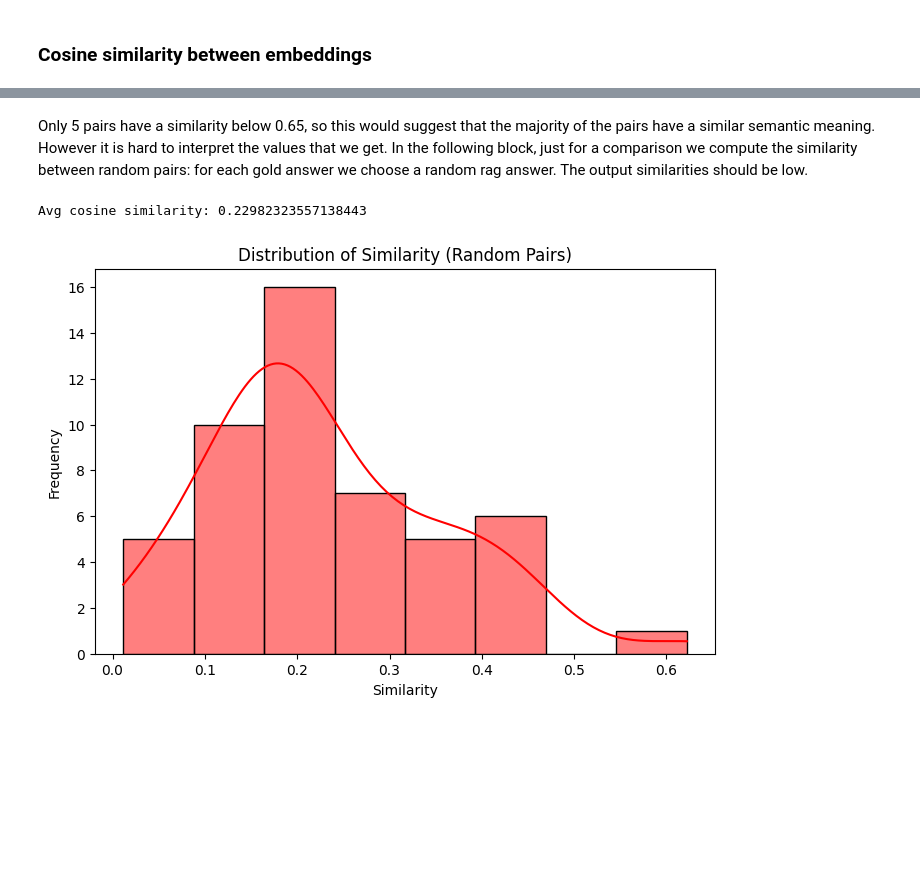
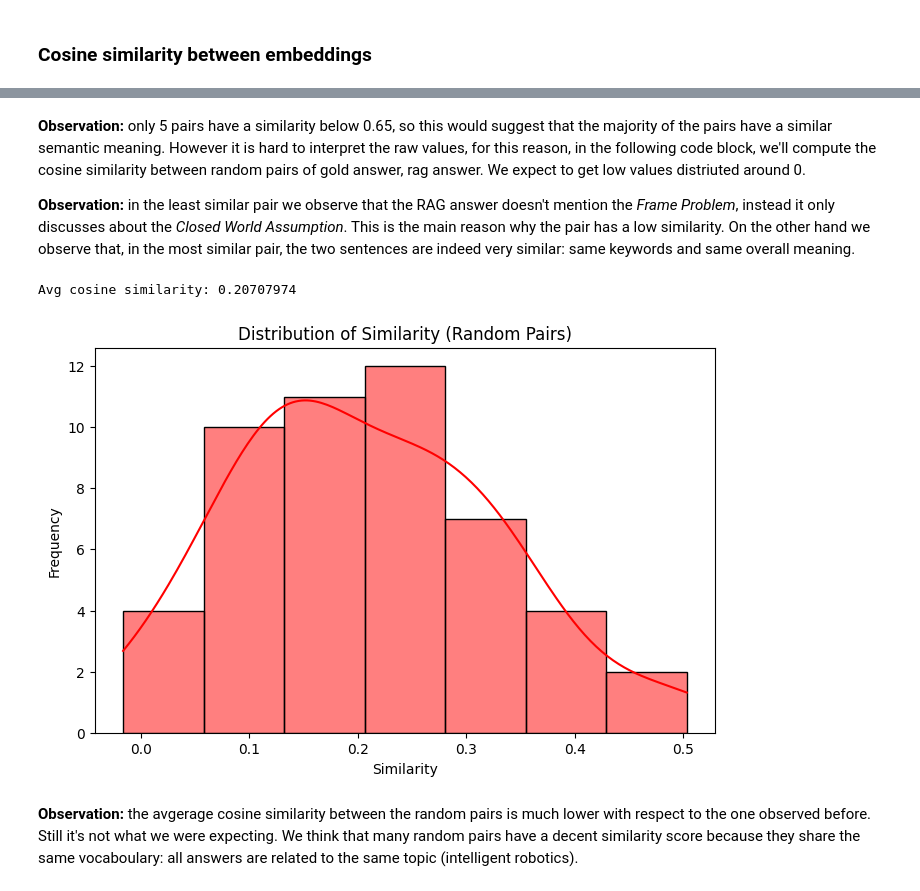
Before and after one commit to Ultimi-Sumiti/RAG-system, a Jupyter notebook: RAG.ipynb, the cells around one changed output, grey strips where cells are left out. Cells and saved outputs as stored; diff of their text form; code cells hidden in the pictures; blank space fills up the shorter version.

```diff
--- a/RAG.ipynb
+++ b/RAG.ipynb
@@ -638,10 +651,7 @@ encoder = SentenceTransformer(model_id)
 # %%
 # Compute cosine similarity for each pair of answer.
-gold_answ = [dic['answer'] for dic in data]
-rag_answ  = [dic['ragAnswer'] for dic in data]
-
 cos_sim = []
-for ga, ra in zip(gold_answ, rag_answ):
+for ga, ra in zip(golden_answers, rag_answers):
     embd = encoder.encode([ga, ra])
     sim = np.dot(embd[0], embd[1]) / (np.linalg.norm(embd[0]) * np.linalg.norm(embd[1]))
     cos_sim.append(sim)
@@ -658,8 +668,15 @@ plt.close()
 
 # Print the least similar sentences.
 m = np.argmin(cos_sim)
-print("The least similar sentences")
+print("\n### THE LEAST SIMILAR PAIR ###")
 print("Cosine similarity:", cos_sim[m])
-print("Gold answer:", gold_answ[m])
-print("RAG answer:", rag_answ[m])
+print("GOLD answer:", golden_answers[m])
+print("RAG answer:", rag_answers[m])
+
+# Print the most similar sentences.
+m = np.argmax(cos_sim)
+print("\n### THE MOST SIMILAR PAIR ###")
+print("Cosine similarity:", cos_sim[m])
+print("GOLD answer:", golden_answers[m])
+print("RAG answer:", rag_answers[m])
 # %% [output]
@@ -672,27 +694,31 @@ RAG answer: The classic Hierarchical Paradigm (Sense-Plan-Act) ultimately failed
 # %% [markdown]
-Only 5 pairs have a similarity below 0.65, so this would suggest that the majority of the pairs have a similar semantic meaning. However it is hard to interpret the values that we get. In the following block, just for a comparison we compute the similarity between random pairs: for each gold answer we choose a random rag answer. The output similarities should be low.
+**Observation:** only 5 pairs have a similarity below 0.65, so this would suggest that the majority of the pairs have a similar semantic meaning. However it is hard to interpret the raw values, for this reason, in the following code block, we'll compute the cosine similarity between random pairs of gold answer, rag answer. We expect to get low values distriuted around 0.
+
+**Observation:** in the least similar pair we observe that the RAG answer doesn't mention the *Frame Problem*, instead it only discusses about the *Closed World Assumption*. This is the main reason why the pair has a low similarity. On the other hand we observe that, in the most similar pair, the two sentences are indeed very similar: same keywords and same overall meaning.
 # %%
 # Cosine similarity between random pairs.
 cos_sim = []
-for ga in gold_answ:
-    rnd = random.randint(0, len(rag_answ) - 1)
-    ra = rag_answ[rnd]
+for ga in golden_answers:
+    rnd = random.randint(0, len(rag_answers) - 1)
+    ra = rag_answers[rnd]
     embd = encoder.encode([ga, ra])
     sim = np.dot(embd[0], embd[1]) / (np.linalg.norm(embd[0]) * np.linalg.norm(embd[1]))
     cos_sim.append(sim)
 
 print("Avg cosine similarity:", sum(cos_sim)/len(cos_sim))
 
 plt.figure(figsize=(8, 5))
 sns.histplot(cos_sim, kde=True, color='red')
 plt.title('Distribution of Similarity (Random Pairs)')
 plt.xlabel('Similarity')
 plt.ylabel('Frequency')
 plt.show()
 plt.close()
 # %% [output]
-Avg cosine similarity: 0.22982323557138443
+Avg cosine similarity: 0.20707974
-[figure, old version]
+[figure, new version]
+# %% [markdown]
+**Observation:** the avgerage cosine similarity between the random pairs is much lower with respect to the one observed before. Still it's not what we were expecting. We think that many random pairs have a decent similarity score because they share the same vocaboulary: all answers are related to the same topic (intelligent robotics).
 # %% [markdown]
 ### BERTScore
 
```
Also changed, not shown: parts of 17 cells of this notebook.
